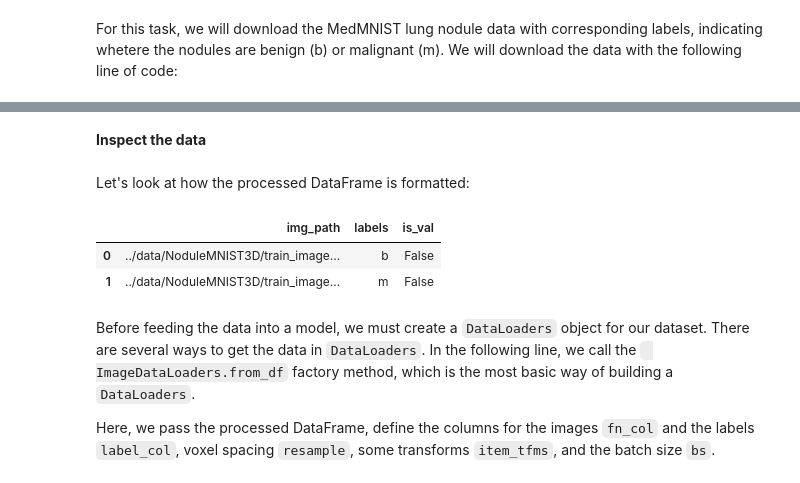
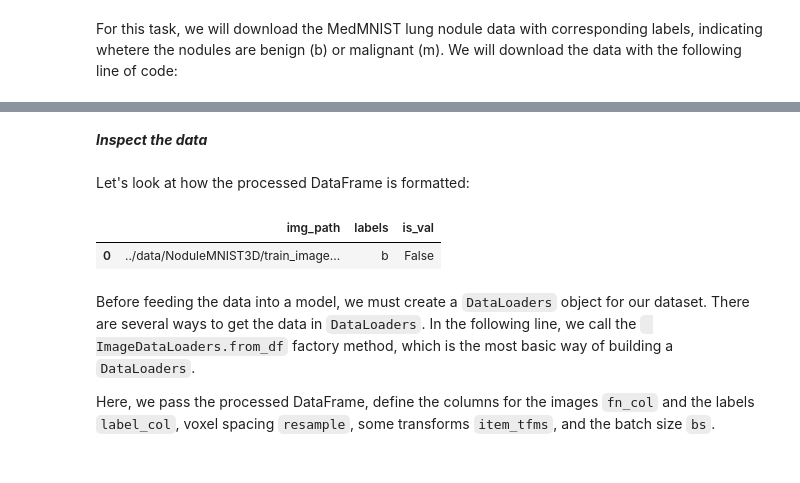
Before and after one commit to MMIV-ML/fastMONAI, a Jupyter notebook: paper/paper.ipynb, the cells around one changed output, grey strips where cells are left out. Drawn from its saved outputs; the diff is of its cells as text; code cells hidden in the pictures.

```diff
--- a/paper/paper.ipynb
+++ b/paper/paper.ipynb
@@ -85,13 +82,12 @@ df, _ = download_NoduleMNIST3D(max_workers=8)
 # %% [markdown]
-<b> Inspect the data </b>
+***Inspect the data***
 # %% [markdown]
 Let's look at how the processed DataFrame is formatted:
 # %%
-df.head(2)
+df.head(1)
 # %% [output]
 |  | img_path | labels | is_val |
 | 0 | ../data/NoduleMNIST3D/train_image... | b | False |
-| 1 | ../data/NoduleMNIST3D/train_image... | m | False |
 # %% [markdown]
 Before feeding the data into a model, we must create a `DataLoaders` object for our dataset. There are several ways to get the data in `DataLoaders`.
 In the following line, we call the ` ImageDataLoaders.from_df` factory method, which is the most basic way of building a `DataLoaders`.
```
Also changed, not shown: parts of 23 cells of this notebook, 2 other files.
